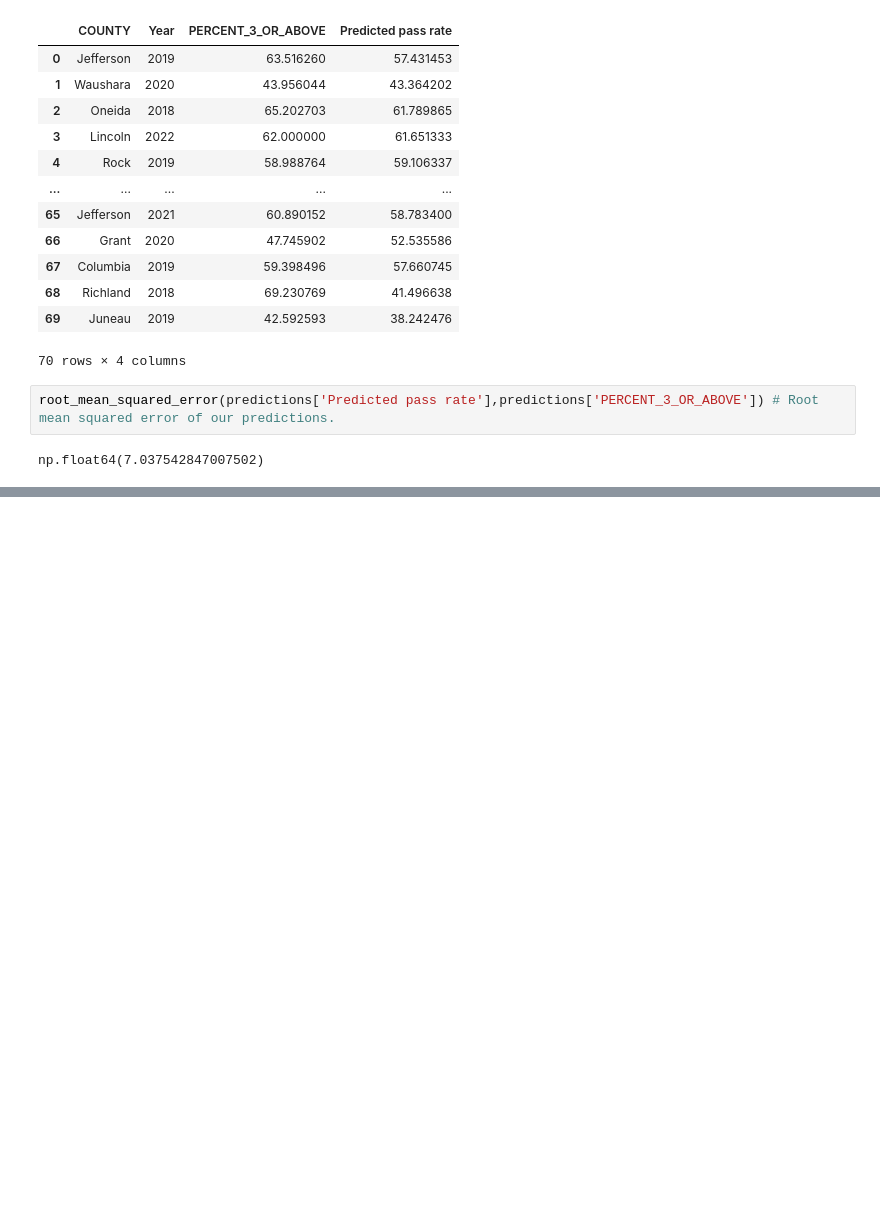
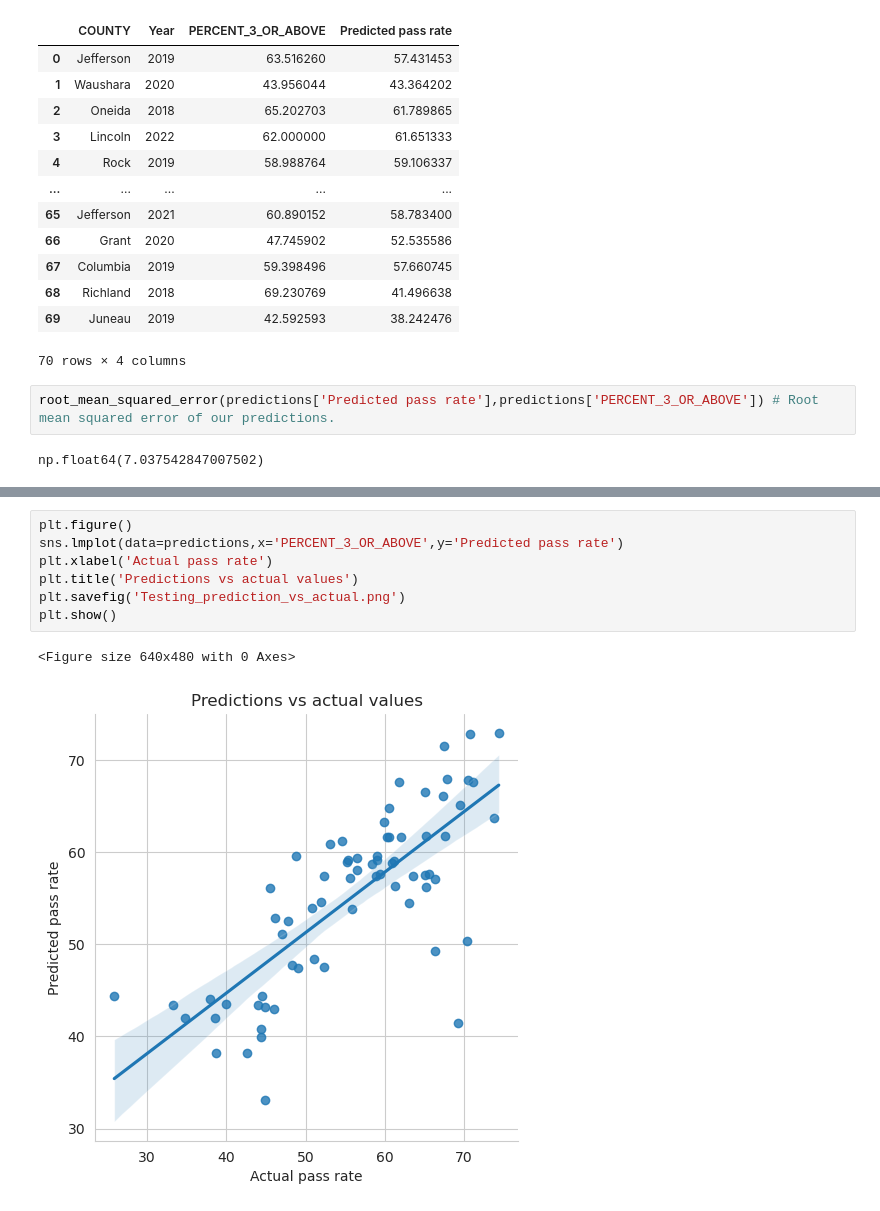
Before and after one commit to mcelhens/AP-Outcomes-to-University-Metrics, a Jupyter notebook: Wisconsin/wisconsin_models.ipynb, the cells around one changed output, grey strips where cells are left out. Cells and saved outputs as stored; diff of their text form; blank space fills up the shorter version.

```diff
--- a/Wisconsin/wisconsin_models.ipynb
+++ b/Wisconsin/wisconsin_models.ipynb
@@ -844,0 +843,10 @@ r2_score(predictions['Predicted pass rate'],predictions['PERCENT_3_OR_ABOVE']) #
+# %%
+plt.figure()
+sns.lmplot(data=predictions,x='PERCENT_3_OR_ABOVE',y='Predicted pass rate')
+plt.xlabel('Actual pass rate')
+plt.title('Predictions vs actual values')
+plt.savefig('Testing_prediction_vs_actual.png')
+plt.show()
+# %% [output]
+<Figure size 640x480 with 0 Axes>
+[figure, added]
```
Also changed, not shown: parts of 6 cells of this notebook, 5 other files.
